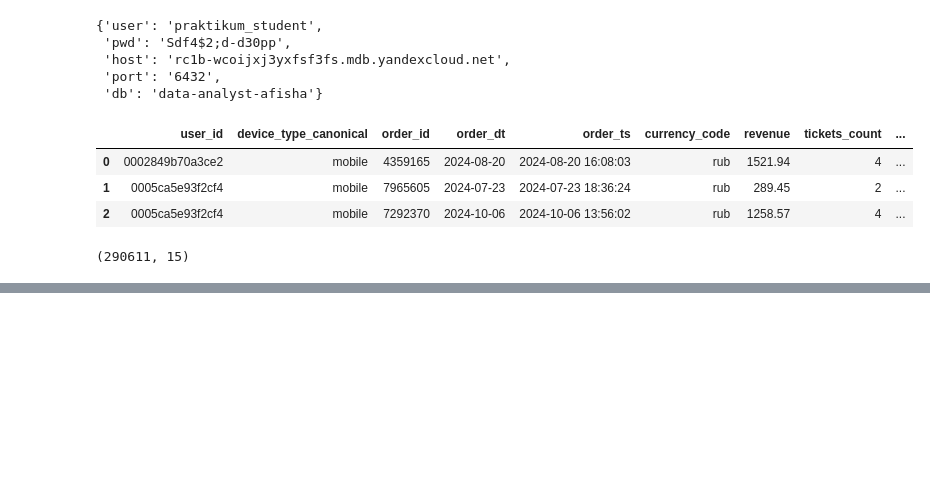
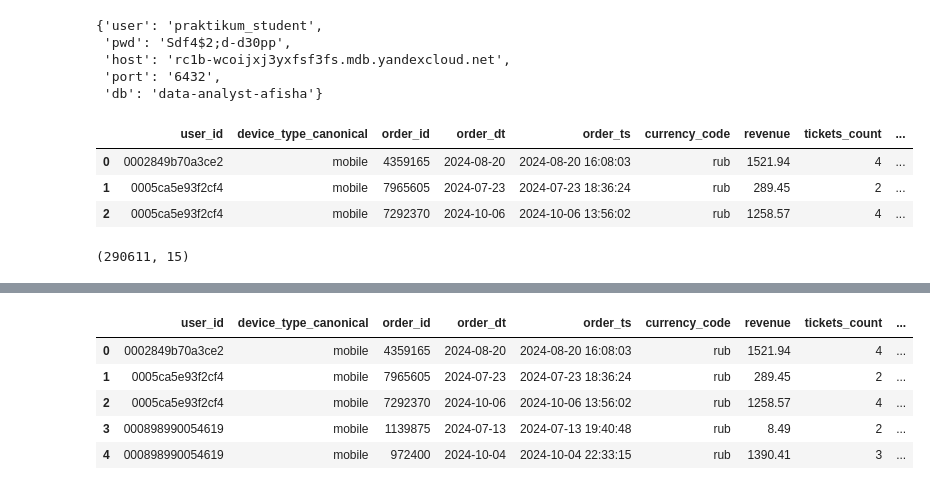
Before and after one commit to denisenkovv/homework, a Jupyter notebook: homework.ipynb, the cells around one changed output, grey strips where cells are left out. Saved outputs shown, nothing was run; the diff lists cells and outputs as text; code cells hidden in the pictures; blank space fills up the shorter version.

```diff
--- a/homework.ipynb
+++ b/homework.ipynb
@@ -144,0 +227,10 @@ df.shape
+# %%
+#Проверяю результат
+df.head(5)
+# %% [output]
+|  | user_id | device_type_canonical | order_id | order_dt | order_ts | currency_code | revenue | tickets_count | ... |
+| 0 | 0002849b70a3ce2 | mobile | 4359165 | 2024-08-20 | 2024-08-20 16:08:03 | rub | 1521.94 | 4 | ... |
+| 1 | 0005ca5e93f2cf4 | mobile | 7965605 | 2024-07-23 | 2024-07-23 18:36:24 | rub | 289.45 | 2 | ... |
+| 2 | 0005ca5e93f2cf4 | mobile | 7292370 | 2024-10-06 | 2024-10-06 13:56:02 | rub | 1258.57 | 4 | ... |
+| 3 | 000898990054619 | mobile | 1139875 | 2024-07-13 | 2024-07-13 19:40:48 | rub | 8.49 | 2 | ... |
+| 4 | 000898990054619 | mobile | 972400 | 2024-10-04 | 2024-10-04 22:33:15 | rub | 1390.41 | 3 | ... |
```
Also changed, not shown: parts of 26 cells of this notebook.
